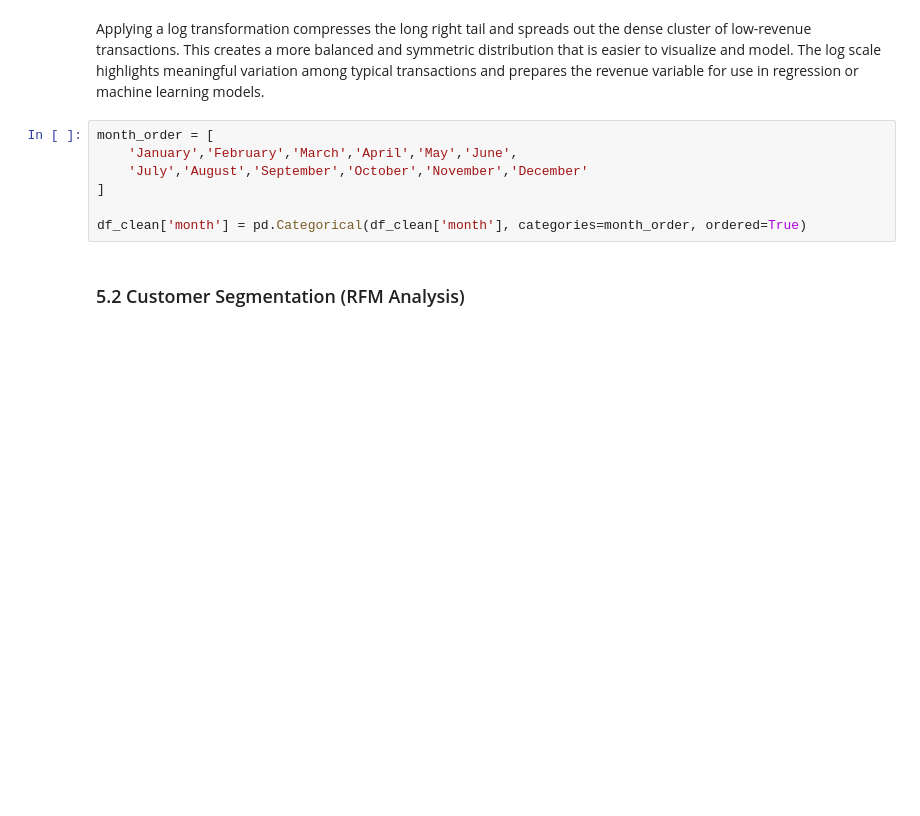
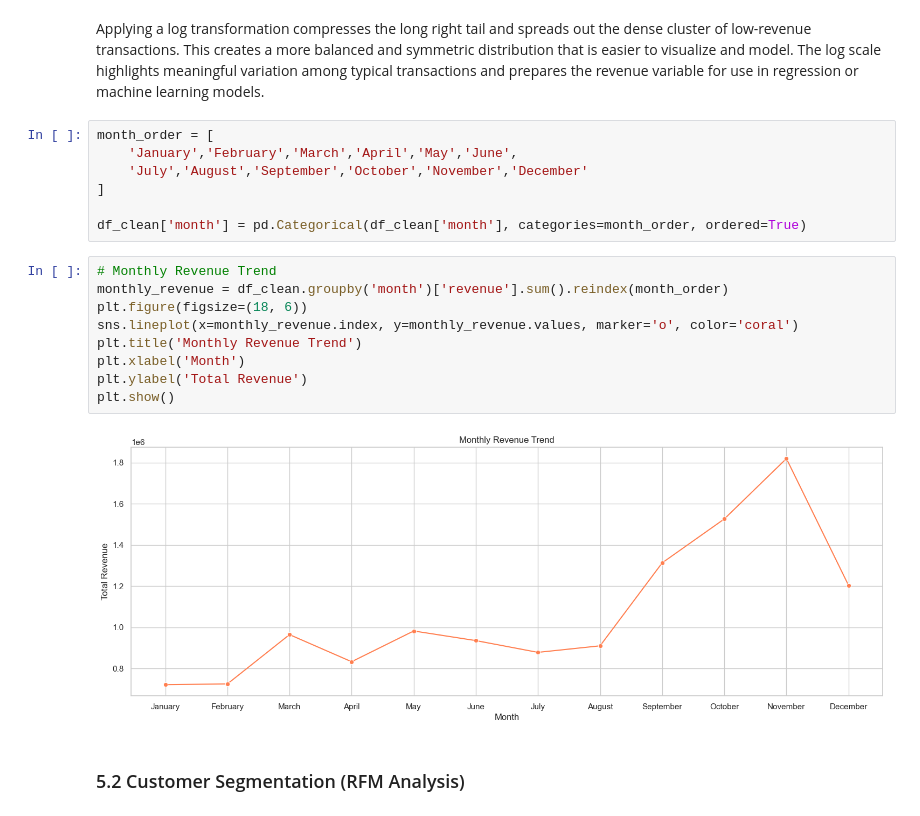
Before and after one commit to kisyular/ml, a Jupyter notebook: retail_analysis_part_3.ipynb, the cells around one changed output. Drawn from its saved outputs; the diff is of its cells as text; blank space fills up the shorter version.

```diff
--- a/retail_analysis_part_3.ipynb
+++ b/retail_analysis_part_3.ipynb
@@ -423,6 +423,17 @@ month_order = [
 ]
 
 df_clean['month'] = pd.Categorical(df_clean['month'], categories=month_order, ordered=True)
+# %%
+# Monthly Revenue Trend
+monthly_revenue = df_clean.groupby('month')['revenue'].sum().reindex(month_order)
+plt.figure(figsize=(18, 6))
+sns.lineplot(x=monthly_revenue.index, y=monthly_revenue.values, marker='o', color='coral')
+plt.title('Monthly Revenue Trend')
+plt.xlabel('Month')
+plt.ylabel('Total Revenue')
+plt.show()
+# %% [output]
+[figure, added]
 # %% [markdown]
 ### 5.2 Customer Segmentation (RFM Analysis)
 # %%
```
Also changed, not shown: parts of 14 cells of this notebook, 1 other file.
